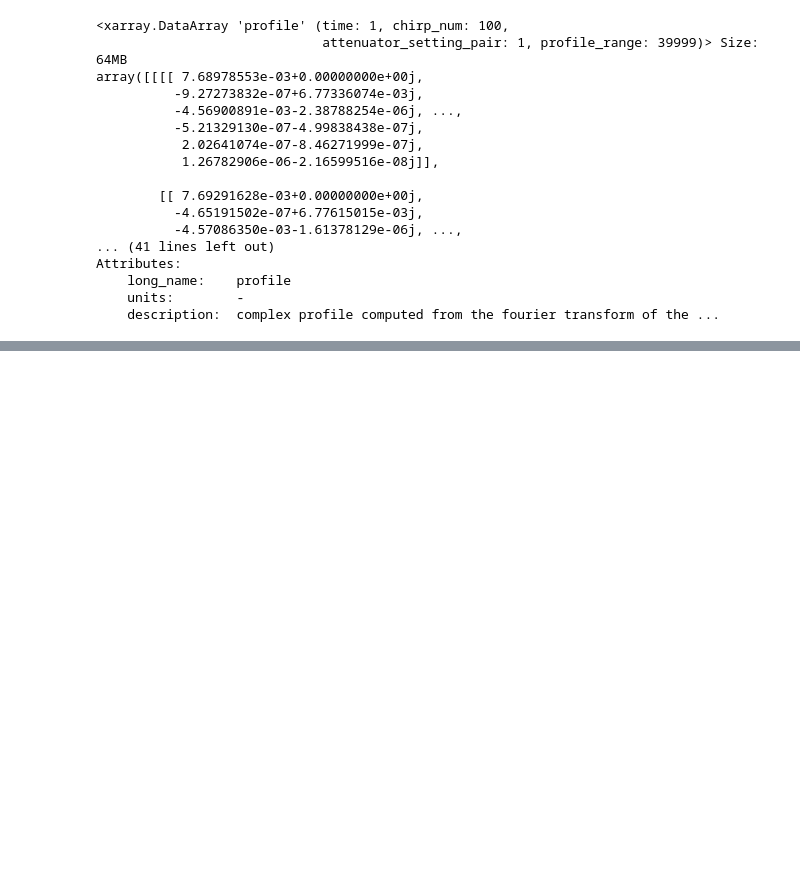
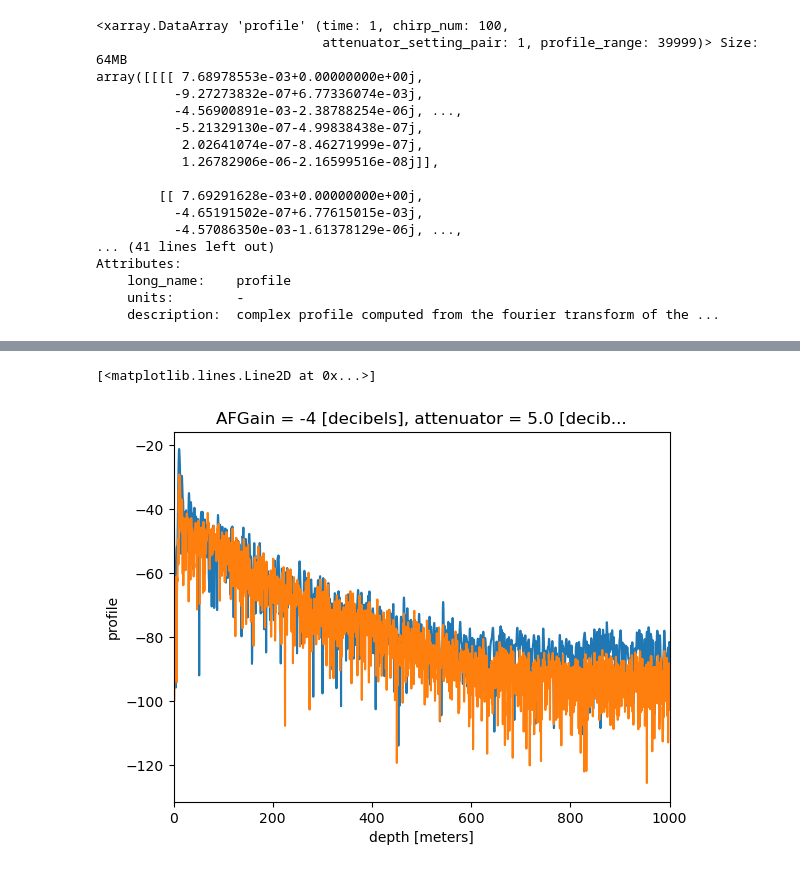
Before and after one commit to ldeo-glaciology/xapres, a Jupyter notebook: notebooks/test_notes/custom_fft_implemention_testing.ipynb, the cells around one changed output, grey strips where cells are left out. Saved outputs shown, nothing was run; the diff lists cells and outputs as text; code cells hidden in the pictures; blank space fills up the shorter version.

```diff
--- a/notebooks/test_notes/custom_fft_implemention_testing.ipynb
+++ b/notebooks/test_notes/custom_fft_implemention_testing.ipynb
@@ -108,0 +81,6 @@ ds
+# %%
+some.addProfileToDs(crop_chirp_end = 0.5, pad_factor=2, max_range = 1400).isel(time = 0, attenuator_setting_pair = 0).profile.dB().plot(xlim=(0, 1000))
+some.addProfileToDs(crop_chirp_end = 1, pad_factor=2, max_range = 1400).isel(time = 0, attenuator_setting_pair = 0).profile.dB().plot(xlim=(0, 1000))
+# %% [output]
+[<matplotlib.lines.Line2D at 0x...>]
+[figure, added]
```
Also changed, not shown: parts of 17 cells of this notebook, 1 other file.
